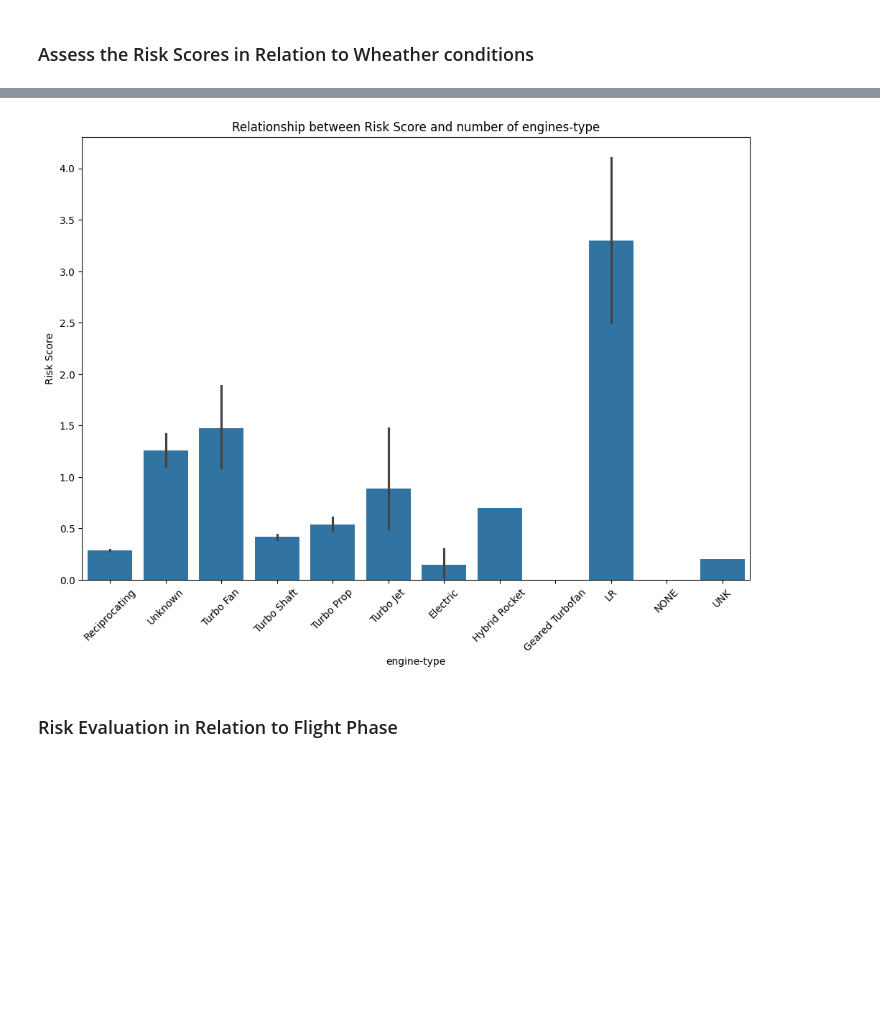
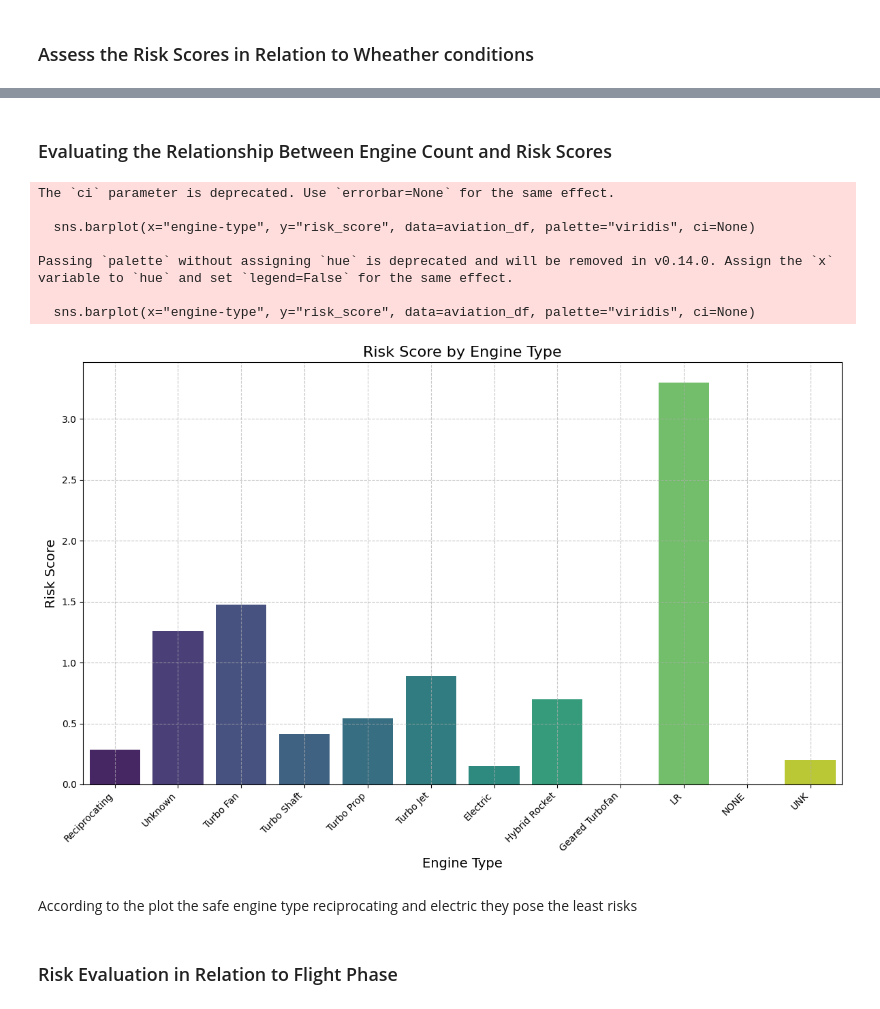
Before and after one commit to Damarispaul/My-Project-Phase_1, a Jupyter notebook: student.ipynb, the cells around one changed output, grey strips where cells are left out. Cells and saved outputs as stored; diff of their text form; code cells hidden in the pictures; blank space fills up the shorter version.

```diff
--- a/student.ipynb
+++ b/student.ipynb
@@ -715,13 +738,35 @@ plt.show()
-# %%
-plt.figure(figsize=(12,8))
-sns.barplot(x="engine-type", y= "risk_score", data = aviation_df)
-plt.title("Relationship between Risk Score and number of engines-type")
-plt.xlabel("engine-type")
-plt.ylabel("Risk Score")
-plt.xticks(rotation=45)
-plt.show()
-# %% [output]
-[figure, removed]
+# %% [markdown]
+### Evaluating the Relationship Between Engine Count and Risk Scores
+# %%
+# Risk Scores by Number of Engines Exploring the Relationship
+plt.figure(figsize=(12, 8))
+
+sns.barplot(x="engine-type", y="risk_score", data=aviation_df, palette="viridis", ci=None)
+
+# label title
+plt.title("Risk Score by Engine Type", fontsize=16)
+
+# labeling x and y label
+plt.xlabel("Engine Type", fontsize=14)
+plt.ylabel("Risk Score", fontsize=14)
+plt.xticks(rotation=45, ha='right')
+
+# Adding gridlines for better readability
+plt.grid(True, linestyle='--', alpha=0.7)
+
+plt.tight_layout()
+plt.show()
+# %% [output]
+The `ci` parameter is deprecated. Use `errorbar=None` for the same effect.
+
+  sns.barplot(x="engine-type", y="risk_score", data=aviation_df, palette="viridis", ci=None)
+
+Passing `palette` without assigning `hue` is deprecated and will be removed in v0.14.0. Assign the `x` variable to `hue` and set `legend=False` for the same effect.
+
+  sns.barplot(x="engine-type", y="risk_score", data=aviation_df, palette="viridis", ci=None)
+[figure, added]
+# %% [markdown]
+According to the plot the safe engine type  reciprocating and electric they pose the least risks
 # %% [markdown]
 ### Risk Evaluation in Relation to Flight Phase
 # %%
```
Also changed, not shown: parts of 50 cells of this notebook, 1 other file.
